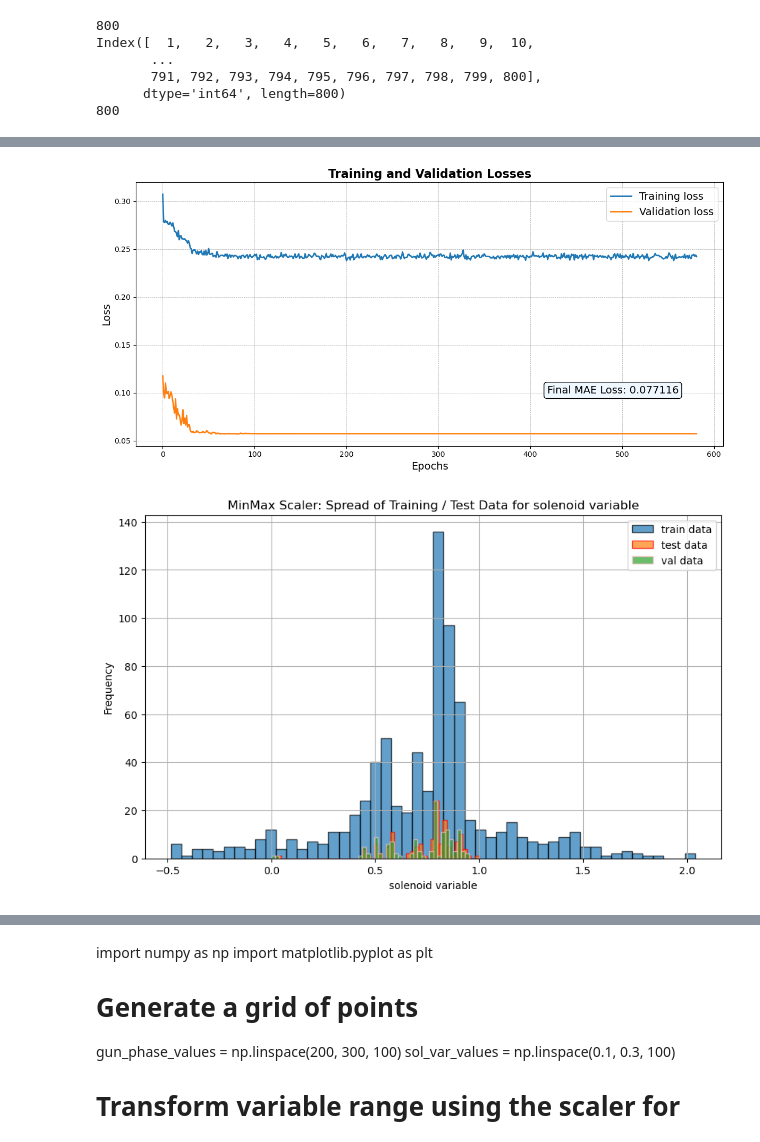
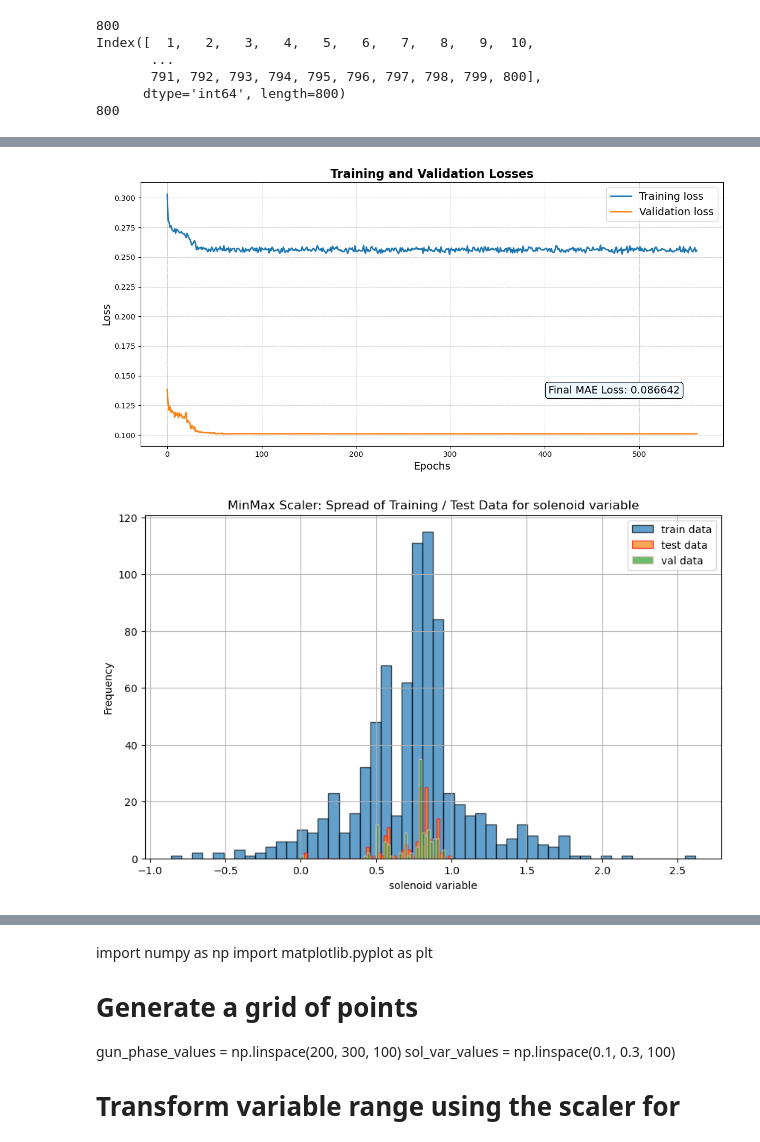
Before and after one commit to sanjeev-one/FACET-II, a Jupyter notebook: v2data_NN.ipynb, the cells around one changed output, grey strips where cells are left out. Saved outputs shown, nothing was run; the diff lists cells and outputs as text; code cells hidden in the pictures.

```diff
--- a/v2data_NN.ipynb
+++ b/v2data_NN.ipynb
@@ -198,7 +198,7 @@ train_data, test_data = train_test_split(data, test_size=0.2, random_state=42)
 train_data, val_data = train_test_split(train_data, test_size=0.25, random_state=42)
 
 # Duplicate the training data and add a small amount of noise
-noise_factor = 0.5  # This can be adjusted based on the desired noise level
+noise_factor = 0.1  # This can be adjusted based on the desired noise level
 noisy_train_data = train_data + noise_factor * np.random.randn(*train_data.shape)
 print(f" before adding augmented data - train data: {len(train_data)}")
 # Combine the original training data with its noisy duplicate
@@ -220,7 +220,7 @@ test_dataloader = DataLoader(test_dataset, batch_size=batch_size, shuffle=False)
 
 
 # Initialize the network and define the loss function and the optimizer
-net = Net(input_size=len(features), hidden_size=500, output_size=len(targets))
+net = Net(input_size=len(features), hidden_size=100, output_size=len(targets))
 criterion = nn.L1Loss()  # Changed this line to use MAE
 optimizer = optim.Adam(net.parameters(), lr=0.001)
 # Add a scheduler
@@ -356,4 +356,4 @@ MSE Loss: 0.077116, RMSE Loss: 0.277697, MAE Loss: 0.077116
-[figure, old version]
+[figure, new version]
 # %%
 # Extracting 'sol_var' column from the train_data DataFrame
 sol_var_data_train = train_data['sol_var']
@@ -373,7 +373,7 @@ plt.grid(True)
 plt.legend()
 plt.show()
 # %% [output]
-[figure, old version]
+[figure, new version]
 # %%
 import numpy as np
 
```
Also changed, not shown: parts of 12 cells of this notebook.
